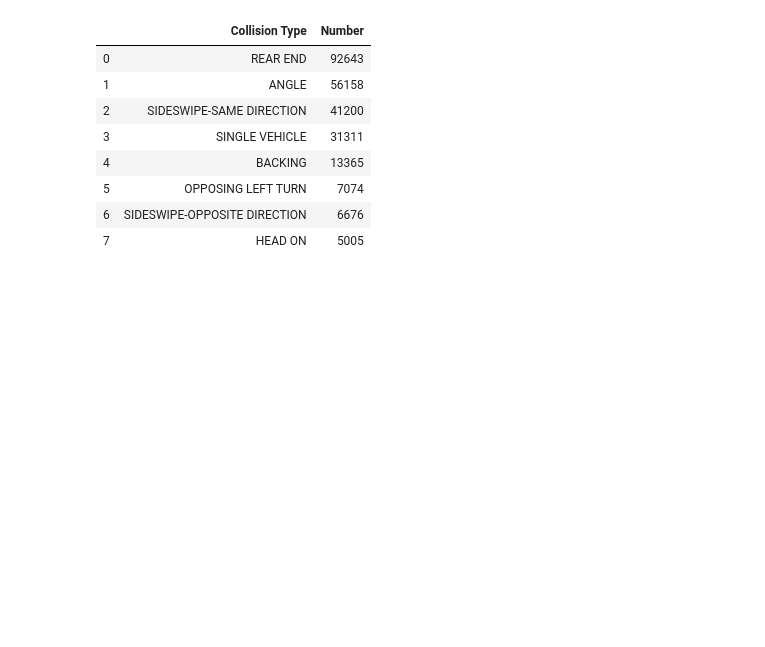
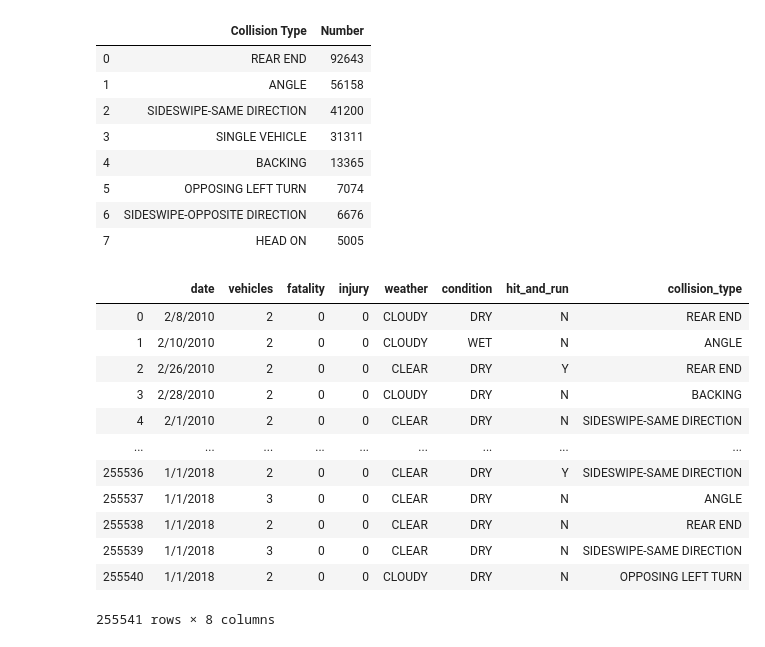
Before and after one commit to Reevin/traffic_project, a Jupyter notebook: jefferson_county.ipynb, the cells around one changed output. Drawn from its saved outputs; the diff is of its cells as text; code cells hidden in the pictures; blank space fills up the shorter version.

```diff
--- a/jefferson_county.ipynb
+++ b/jefferson_county.ipynb
@@ -152,0 +165,34 @@ run_query(query)
+# %%
+# create new table if not exists
+c = db.cursor()
+
+Create_TableName = "jefferson_cleaned"
+
+Create_SQL = f"""
+CREATE TABLE IF NOT EXISTS {Create_TableName} AS
+SELECT "13" AS "date", "25" AS "vehicles", "26" AS "fatality", "27" AS "injury",
+"29" AS 'weather', "31" AS "condition", "32" AS "hit_and_run", "38" AS "collision_type"
+FROM jefferson
+WHERE "date" != "COLLISION DATE";
+"""
+
+c.execute(Create_SQL)
+c.close()
+
+traffic_cleaned = """SELECT * FROM jefferson_cleaned;"""
+
+run_query(traffic_cleaned)
+# %% [output]
+|  | date | vehicles | fatality | injury | weather | condition | hit_and_run | collision_type |
+| 0 | 2/8/2010 | 2 | 0 | 0 | CLOUDY | DRY | N | REAR END |
+| 1 | 2/10/2010 | 2 | 0 | 0 | CLOUDY | WET | N | ANGLE |
+| 2 | 2/26/2010 | 2 | 0 | 0 | CLEAR | DRY | Y | REAR END |
+| 3 | 2/28/2010 | 2 | 0 | 0 | CLOUDY | DRY | N | BACKING |
+| 4 | 2/1/2010 | 2 | 0 | 0 | CLEAR | DRY | N | SIDESWIPE-SAME DIRECTION |
+| ... | ... | ... | ... | ... | ... | ... | ... | ... |
+| 255536 | 1/1/2018 | 2 | 0 | 0 | CLEAR | DRY | Y | SIDESWIPE-SAME DIRECTION |
+| 255537 | 1/1/2018 | 3 | 0 | 0 | CLEAR | DRY | N | ANGLE |
+| 255538 | 1/1/2018 | 2 | 0 | 0 | CLEAR | DRY | N | REAR END |
+| 255539 | 1/1/2018 | 3 | 0 | 0 | CLEAR | DRY | N | SIDESWIPE-SAME DIRECTION |
+| 255540 | 1/1/2018 | 2 | 0 | 0 | CLOUDY | DRY | N | OPPOSING LEFT TURN |
+255541 rows × 8 columns
```
Also changed, not shown: parts of 10 cells of this notebook, 2 other files.
